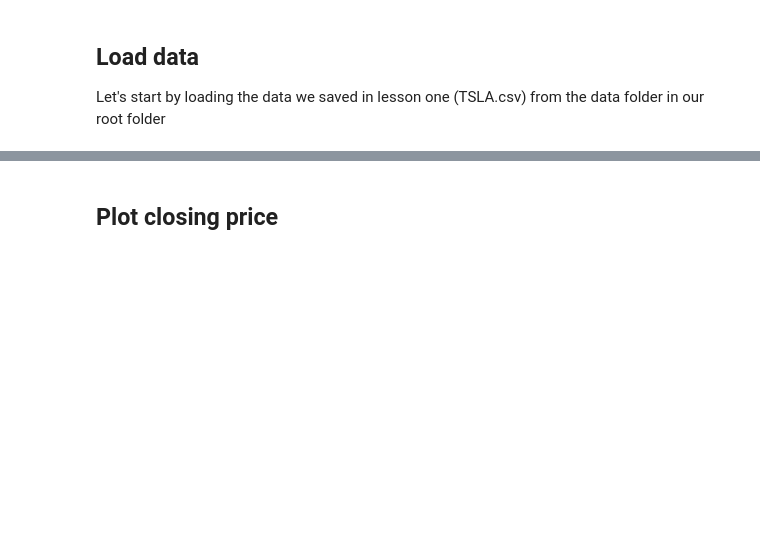
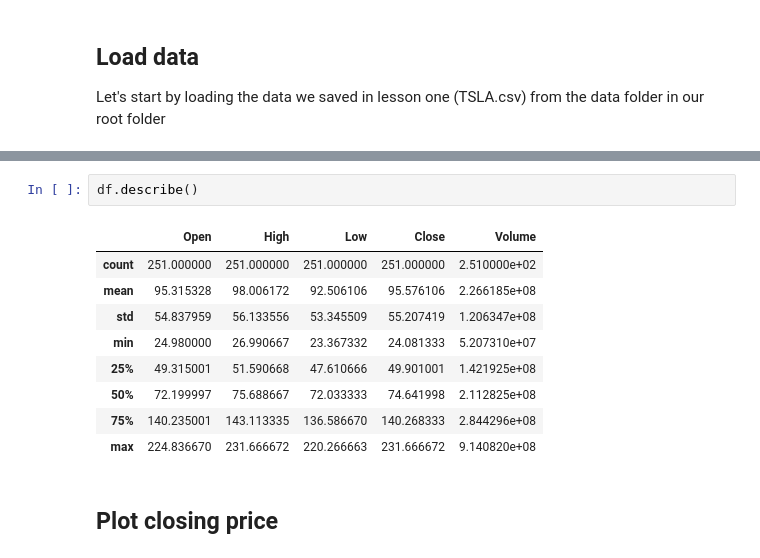
Before and after one commit to Adirdas/quantix, a Jupyter notebook: Week Two/LESSON.ipynb, the cells around one changed output, grey strips where cells are left out. Cells and saved outputs as stored; diff of their text form; blank space fills up the shorter version.

```diff
--- a/Week Two/LESSON.ipynb
+++ b/Week Two/LESSON.ipynb
@@ -62,3 +60,15 @@ print(df.head())
+# %%
+df.describe()
+# %% [output]
+|  | Open | High | Low | Close | Volume |
+| count | 251.000000 | 251.000000 | 251.000000 | 251.000000 | 2.510000e+02 |
+| mean | 95.315328 | 98.006172 | 92.506106 | 95.576106 | 2.266185e+08 |
+| std | 54.837959 | 56.133556 | 53.345509 | 55.207419 | 1.206347e+08 |
+| min | 24.980000 | 26.990667 | 23.367332 | 24.081333 | 5.207310e+07 |
+| 25% | 49.315001 | 51.590668 | 47.610666 | 49.901001 | 1.421925e+08 |
+| 50% | 72.199997 | 75.688667 | 72.033333 | 74.641998 | 2.112825e+08 |
+| 75% | 140.235001 | 143.113335 | 136.586670 | 140.268333 | 2.844296e+08 |
+| max | 224.836670 | 231.666672 | 220.266663 | 231.666672 | 9.140820e+08 |
 # %% [markdown]
 ## Plot closing price
 # %%
```
Also changed, not shown: parts of 12 cells of this notebook, 2 other files.
